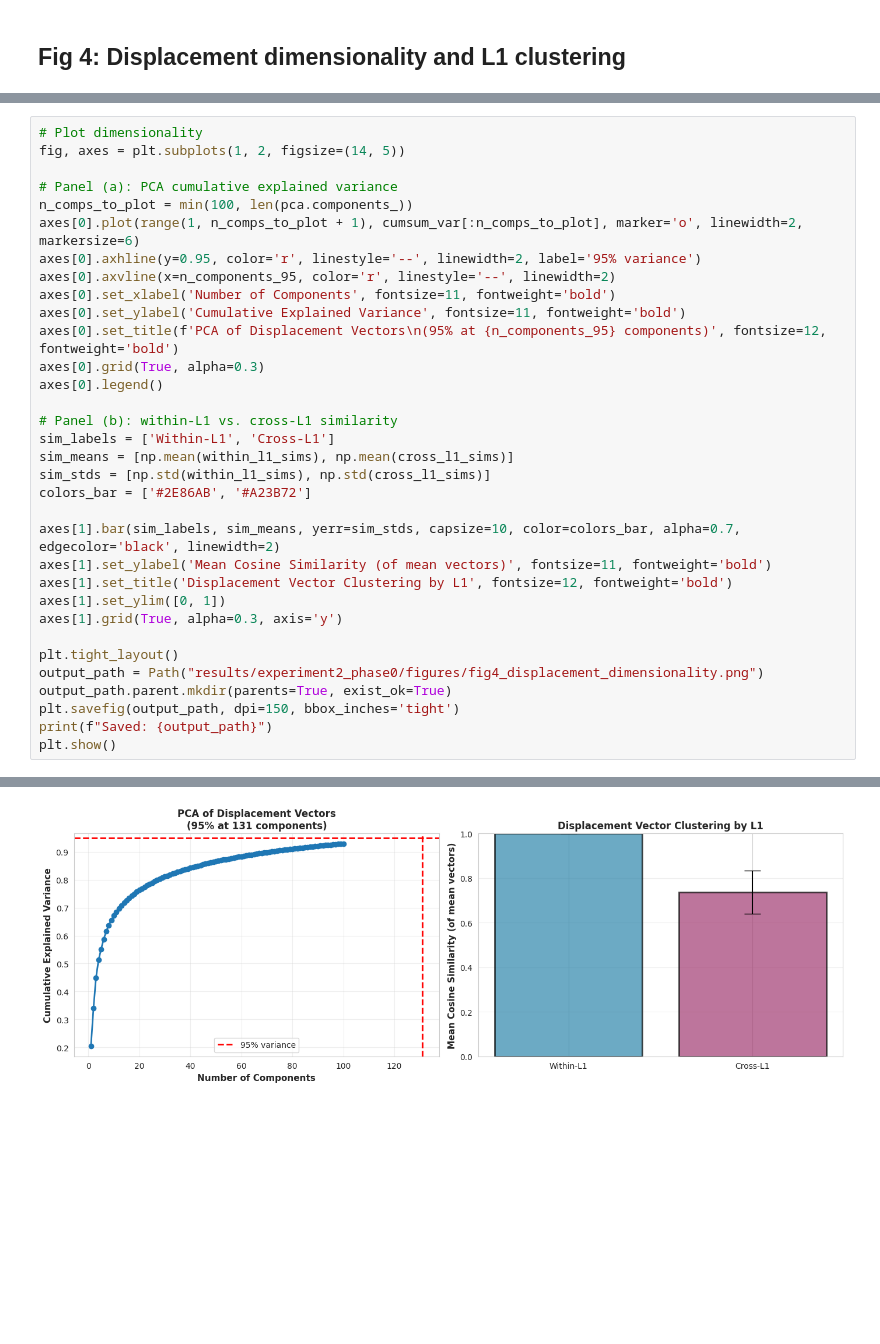
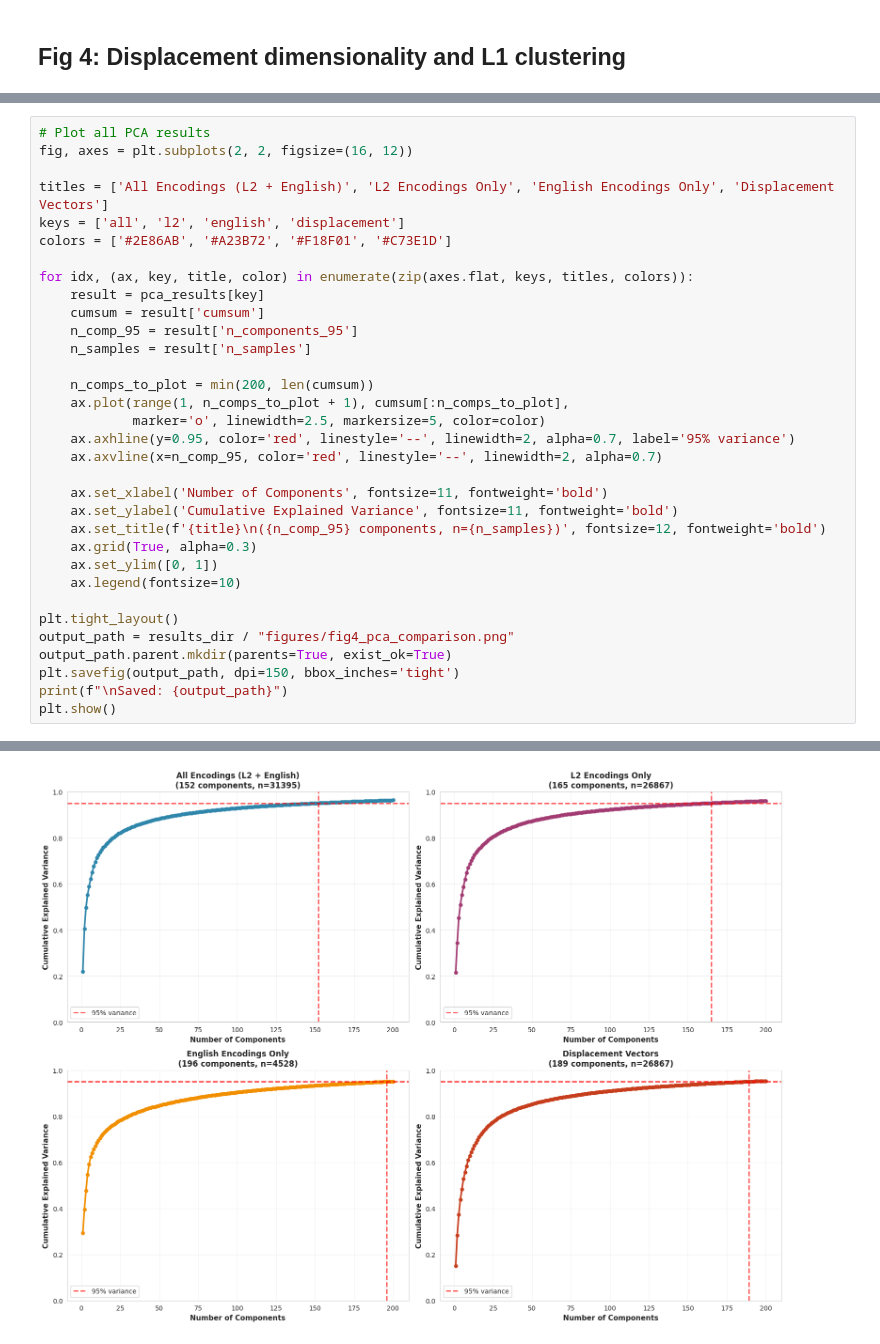
Before and after one commit to Tisya-V/accent-robust-asr, a Jupyter notebook: src/analysis/phase0_probing.ipynb, the cells around one changed output, grey strips where cells are left out. Drawn from its saved outputs; the diff is of its cells as text; blank space fills up the shorter version.

```diff
--- a/src/analysis/phase0_probing.ipynb
+++ b/src/analysis/phase0_probing.ipynb
@@ -859,34 +673,34 @@ Computing displacement dimensionality...
 # %%
-# Plot dimensionality
-fig, axes = plt.subplots(1, 2, figsize=(14, 5))
+# Plot all PCA results
+fig, axes = plt.subplots(2, 2, figsize=(16, 12))
 
-# Panel (a): PCA cumulative explained variance
-n_comps_to_plot = min(100, len(pca.components_))
-axes[0].plot(range(1, n_comps_to_plot + 1), cumsum_var[:n_comps_to_plot], marker='o', linewidth=2, markersize=6)
-axes[0].axhline(y=0.95, color='r', linestyle='--', linewidth=2, label='95% variance')
-axes[0].axvline(x=n_components_95, color='r', linestyle='--', linewidth=2)
-axes[0].set_xlabel('Number of Components', fontsize=11, fontweight='bold')
-axes[0].set_ylabel('Cumulative Explained Variance', fontsize=11, fontweight='bold')
-axes[0].set_title(f'PCA of Displacement Vectors\n(95% at {n_components_95} components)', fontsize=12, fontweight='bold')
-axes[0].grid(True, alpha=0.3)
-axes[0].legend()
+titles = ['All Encodings (L2 + English)', 'L2 Encodings Only', 'English Encodings Only', 'Displacement Vectors']
+keys = ['all', 'l2', 'english', 'displacement']
+colors = ['#2E86AB', '#A23B72', '#F18F01', '#C73E1D']
 
-# Panel (b): within-L1 vs. cross-L1 similarity
-sim_labels = ['Within-L1', 'Cross-L1']
-sim_means = [np.mean(within_l1_sims), np.mean(cross_l1_sims)]
-sim_stds = [np.std(within_l1_sims), np.std(cross_l1_sims)]
-colors_bar = ['#2E86AB', '#A23B72']
+for idx, (ax, key, title, color) in enumerate(zip(axes.flat, keys, titles, colors)):
+    result = pca_results[key]
+    cumsum = result['cumsum']
+    n_comp_95 = result['n_components_95']
+    n_samples = result['n_samples']
 
-axes[1].bar(sim_labels, sim_means, yerr=sim_stds, capsize=10, color=colors_bar, alpha=0.7, edgecolor='black', linewidth=2)
-axes[1].set_ylabel('Mean Cosine Similarity (of mean vectors)', fontsize=11, fontweight='bold')
-axes[1].set_title('Displacement Vector Clustering by L1', fontsize=12, fontweight='bold')
-axes[1].set_ylim([0, 1])
-axes[1].grid(True, alpha=0.3, axis='y')
+    n_comps_to_plot = min(200, len(cumsum))
+    ax.plot(range(1, n_comps_to_plot + 1), cumsum[:n_comps_to_plot],
+            marker='o', linewidth=2.5, markersize=5, color=color)
+    ax.axhline(y=0.95, color='red', linestyle='--', linewidth=2, alpha=0.7, label='95% variance')
+    ax.axvline(x=n_comp_95, color='red', linestyle='--', linewidth=2, alpha=0.7)
+
+    ax.set_xlabel('Number of Components', fontsize=11, fontweight='bold')
+    ax.set_ylabel('Cumulative Explained Variance', fontsize=11, fontweight='bold')
+    ax.set_title(f'{title}\n({n_comp_95} components, n={n_samples})', fontsize=12, fontweight='bold')
+    ax.grid(True, alpha=0.3)
+    ax.set_ylim([0, 1])
+    ax.legend(fontsize=10)
 
 plt.tight_layout()
-output_path = Path("results/experiment2_phase0/figures/fig4_displacement_dimensionality.png")
+output_path = results_dir / "figures/fig4_pca_comparison.png"
 output_path.parent.mkdir(parents=True, exist_ok=True)
 plt.savefig(output_path, dpi=150, bbox_inches='tight')
-print(f"Saved: {output_path}")
+print(f"\nSaved: {output_path}")
 plt.show()
 # %% [output]
@@ -894 +708 @@ Saved: results/experiment2_phase0/figures/fig4_displacement_dimensionality.png
-[figure, old version]
+[figure, new version]
```
Also changed, not shown: parts of 31 cells of this notebook, 4 other files.
